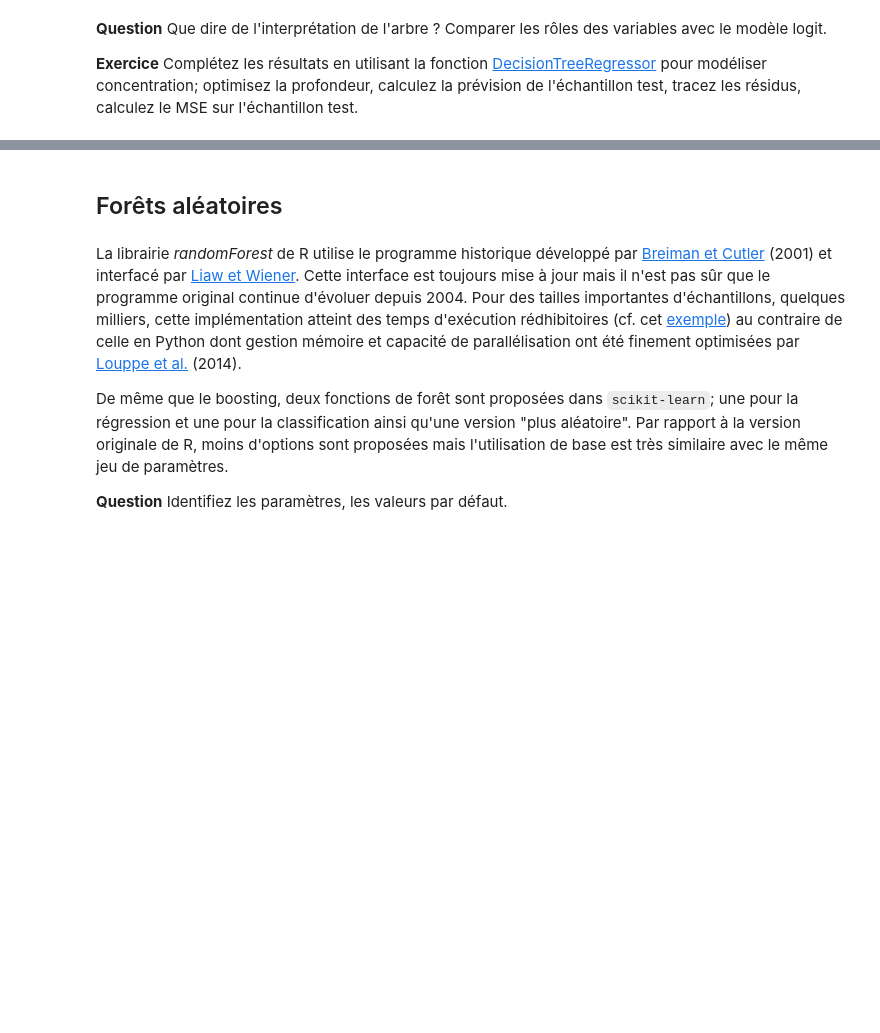
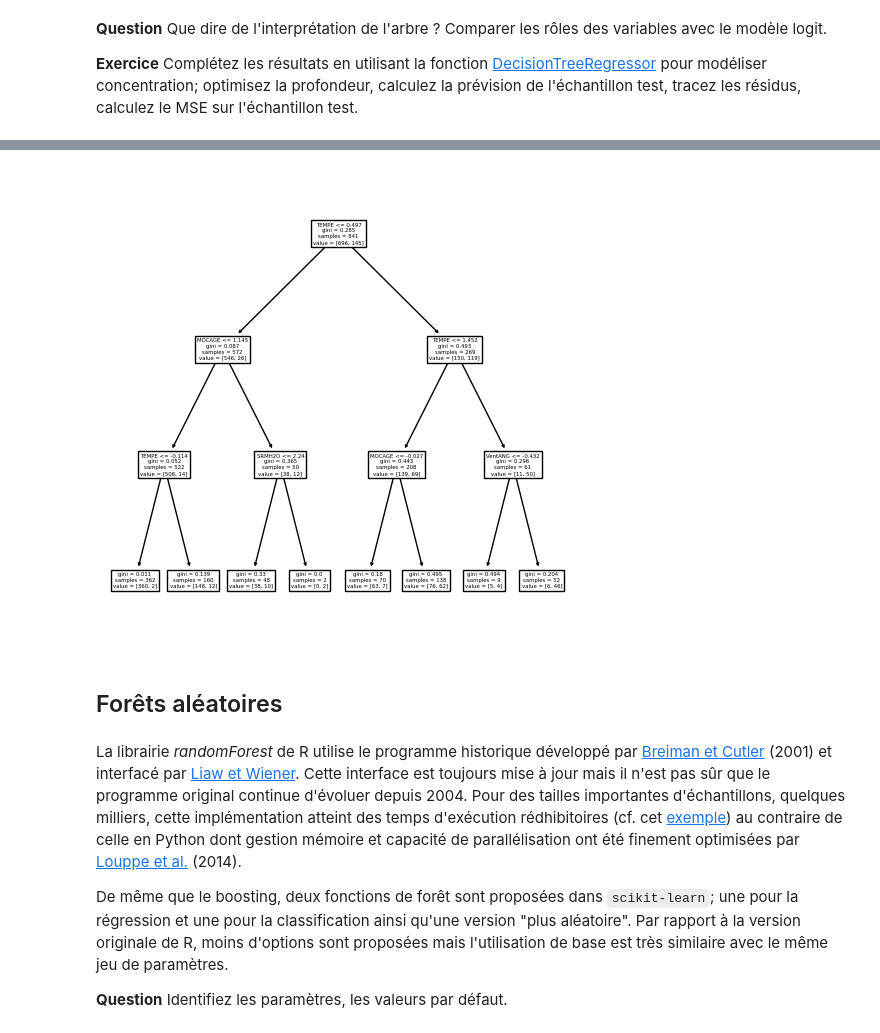
Before and after one commit to BMThi/MachineLearning4A, a Jupyter notebook: Pic-ozone/Apprent-Python-Ozone.ipynb, the cells around one changed output, grey strips where cells are left out. Drawn from its saved outputs; the diff is of its cells as text; code cells hidden in the pictures; blank space fills up the shorter version.

```diff
--- a/Pic-ozone/Apprent-Python-Ozone.ipynb
+++ b/Pic-ozone/Apprent-Python-Ozone.ipynb
@@ -655,3 +742,11 @@ plt.show()
 **Question** Que dire de l'interprétation de l'arbre ? Comparer les rôles des variables avec le modèle logit.
 
 **Exercice** Complétez les résultats en utilisant la fonction [DecisionTreeRegressor](http://scikit-learn.org/stable/modules/generated/sklearn.tree.DecisionTreeRegressor.html) pour modéliser concentration; optimisez la profondeur, calculez la prévision de l'échantillon test, tracez les résidus, calculez le MSE sur l'échantillon test.
+# %%
+from sklearn.tree import DecisionTreeRegressor
+# Optimisation de la profondeur de l'arbre
+param=[{"max_depth":list(range(2,10))}]
+tree= GridSearchCV(DecisionTreeRegressor(),param,cv=10,n_jobs=-1)
+treeOpt=tree.fit(Xr_train, Yb_train)
+# paramètre optimal
+print("Meilleur score = %f, Meilleur paramètre = %s" % (1. - treeOpt.best_score_,treeOpt.best_params_))
@@ -658,3 +776,12 @@ plt.show()
+# %%
+from sklearn.tree import plot_tree
+import matplotlib.pyplot as plt
+treeG=DecisionTreeClassifier(max_depth=treeOpt.best_params_['max_depth'])
+treeG.fit(Xr_train,Yb_train)
+plot_tree(treeG,feature_names=dfC.columns.tolist());
+plt.show()
+# %% [output]
+[figure, added]
 # %% [markdown]
 ## Forêts aléatoires
 # %% [markdown]
```
Also changed, not shown: parts of 49 cells of this notebook, 1 other file.
